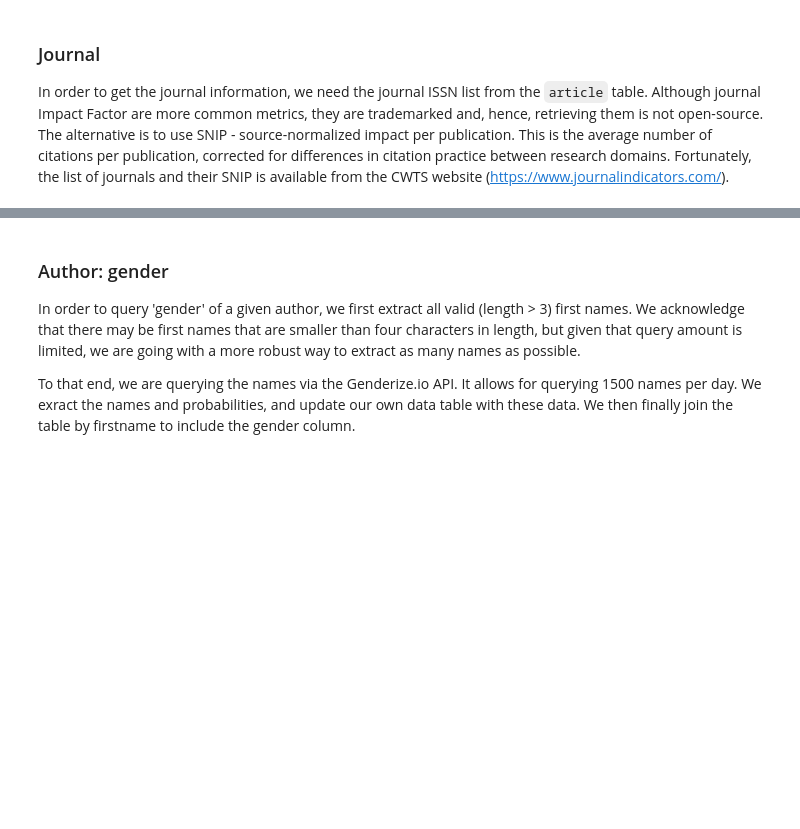
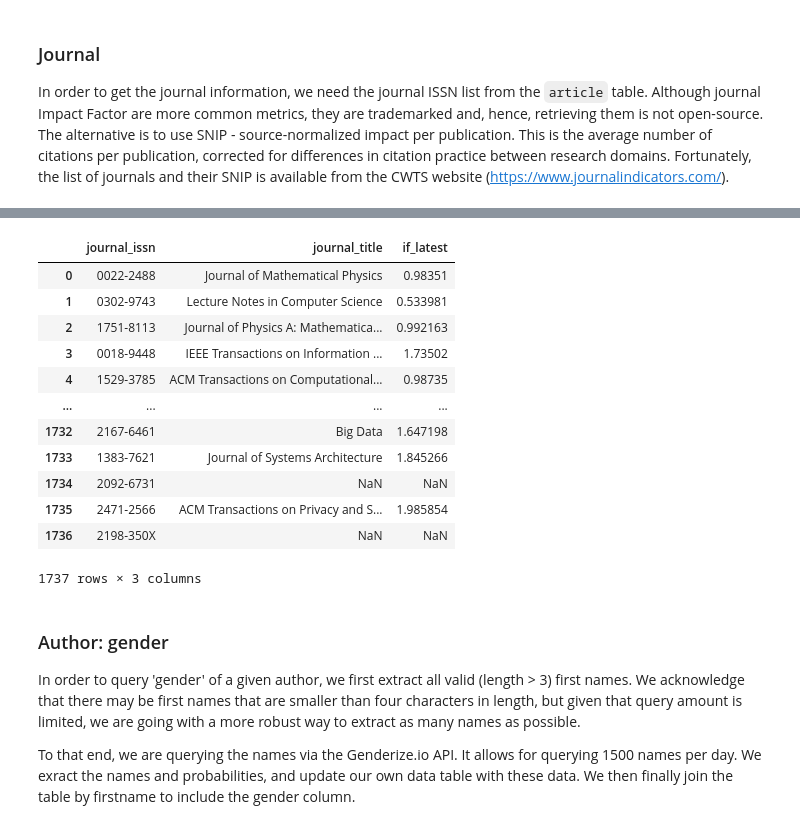
Before and after one commit to qetdr/research-data-pipeline, a Jupyter notebook: research_pipe_container/ETL.ipynb, the cells around one changed output, grey strips where cells are left out. Saved outputs shown, nothing was run; the diff lists cells and outputs as text; code cells hidden in the pictures; blank space fills up the shorter version.

```diff
--- a/research_pipe_container/ETL.ipynb
+++ b/research_pipe_container/ETL.ipynb
@@ -191 +218,10 @@ In order to get the journal information, we need the journal ISSN list from the
+# %%
+# Import the data
+cwts_data = pd.read_excel('augmentation/CWTS Journal Indicators April 2022.xlsx',
+                         sheet_name = 'Sources')
+# Fix colnames (replace spaces and lower)
+cwts_data.columns = [col.replace(' ','_').lower() for col in cwts_data.columns]
+
+# Include only 2021
+cwts_2021 = cwts_data[cwts_data['year'] == 2021].reset_index(drop = True)
 # %%
@@ -209,3 +255,30 @@ cwts_data = pd.read_excel('https://www.journalindicators.com/Content/CWTS%20Jour
+# %%
+for i in range(len(journal)):
+
+    issn = journal.loc[i, 'journal_issn']
+    idx = cwts_2021[cwts_2021['print_issn'] == issn].index
+
+    if len(idx) == 0:
+                pass
+    else:
+        journal.loc[i, 'journal_title'] = cwts_2021.loc[idx, 'source_title'].values[0]
+        journal.loc[i, 'if_latest'] = cwts_2021.loc[idx, 'snip'].values[0]
+# %%
+journal
+# %% [output]
+|  | journal_issn | journal_title | if_latest |
+| 0 | 0022-2488 | Journal of Mathematical Physics | 0.98351 |
+| 1 | 0302-9743 | Lecture Notes in Computer Science | 0.533981 |
+| 2 | 1751-8113 | Journal of Physics A: Mathematica... | 0.992163 |
+| 3 | 0018-9448 | IEEE Transactions on Information ... | 1.73502 |
+| 4 | 1529-3785 | ACM Transactions on Computational... | 0.98735 |
+| ... | ... | ... | ... |
+| 1732 | 2167-6461 | Big Data | 1.647198 |
+| 1733 | 1383-7621 | Journal of Systems Architecture | 1.845266 |
+| 1734 | 2092-6731 | NaN | NaN |
+| 1735 | 2471-2566 | ACM Transactions on Privacy and S... | 1.985854 |
+| 1736 | 2198-350X | NaN | NaN |
+1737 rows × 3 columns
 # %% [markdown]
 ### Author: gender
 In order to query 'gender' of a given author, we first extract all valid (length > 3) first names. We acknowledge that there may be first names that are smaller than four characters in length, but given that query amount is limited, we are going with a more robust way to extract as many names as possible.
```
Also changed, not shown: parts of 5 cells of this notebook.
